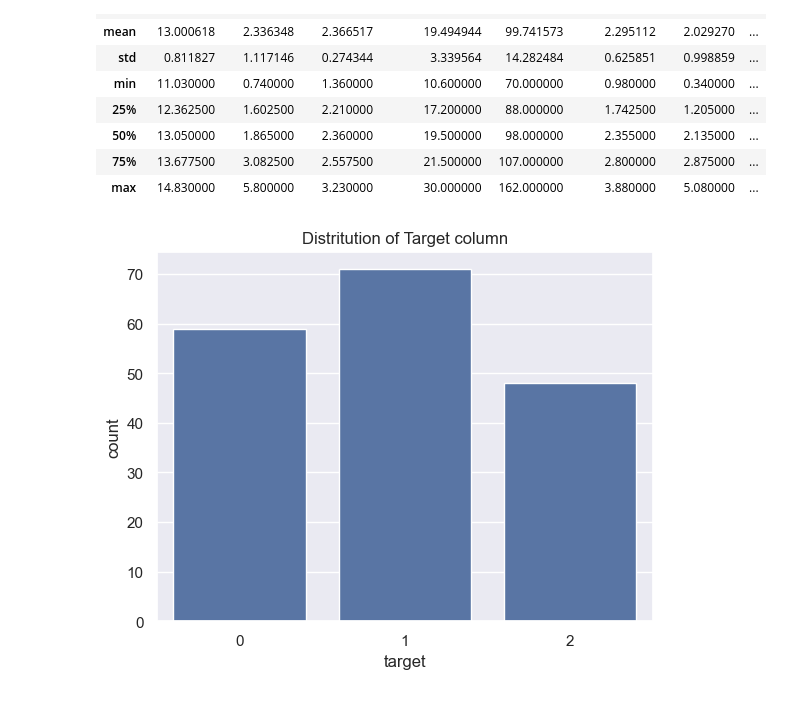
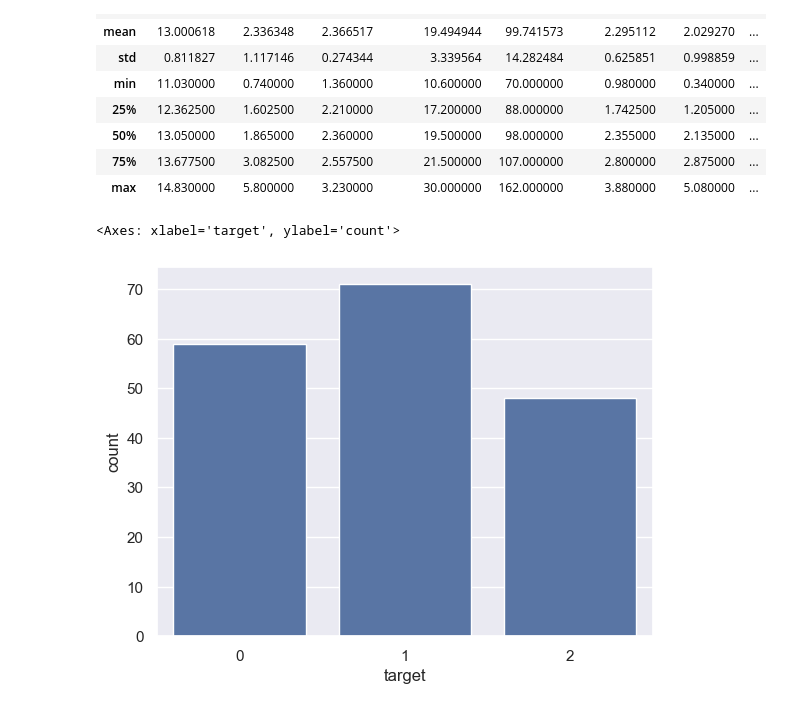
Before and after one commit to Dev-Maidul/KNN-Algorithm, a Jupyter notebook: KNN.ipynb, the cells around one changed output. Drawn from its saved outputs; the diff is of its cells as text; code cells hidden in the pictures.

```diff
--- a/KNN.ipynb
+++ b/KNN.ipynb
@@ -62,8 +63,7 @@ df.describe()
 | 75% | 13.677500 | 3.082500 | 2.557500 | 21.500000 | 107.000000 | 2.800000 | 2.875000 | ... |
 | max | 14.830000 | 5.800000 | 3.230000 | 30.000000 | 162.000000 | 3.880000 | 5.080000 | ... |
 # %%
-plt.title("Distritution of Target column")
-sns.countplot(data=df,x='target')
-plt.show()
+sns.countplot(data= df , x='target')
 # %% [output]
+<Axes: xlabel='target', ylabel='count'>
-[figure, old version]
+[figure, new version]
```
Also changed, not shown: parts of 15 cells of this notebook.
